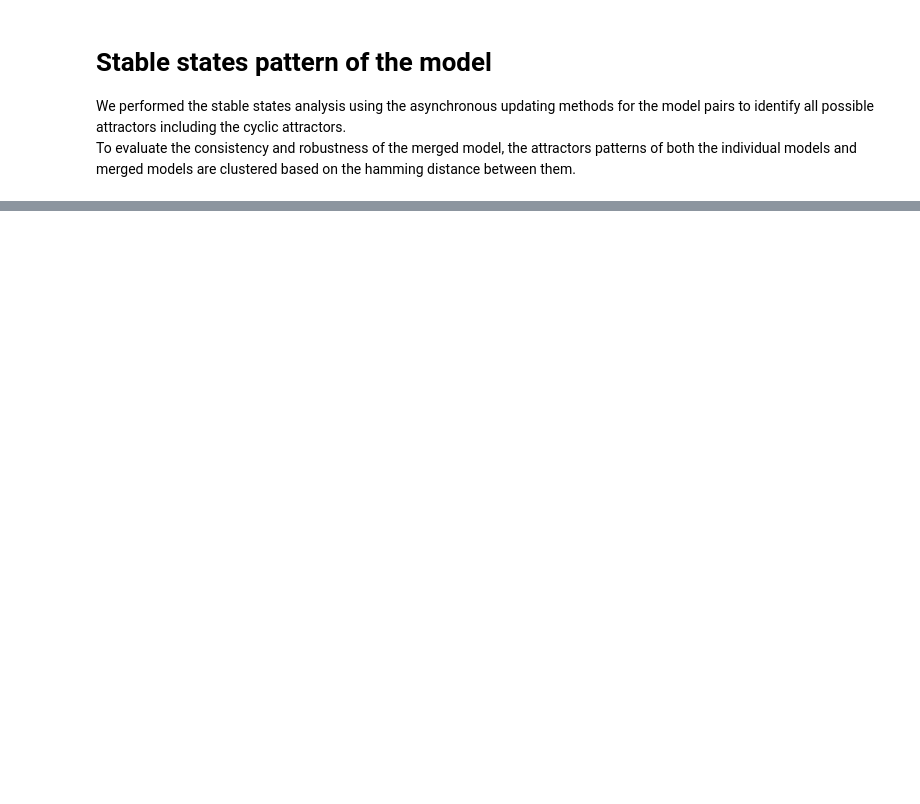
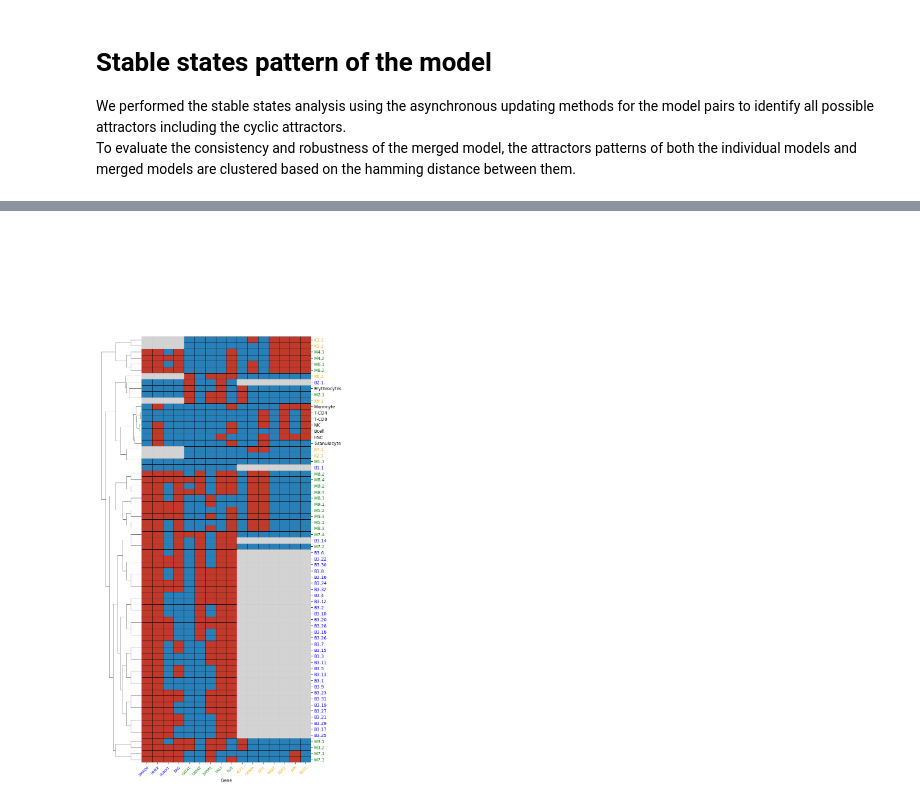
Before and after one commit to IlyaLab/LogicModelMerger, a Jupyter notebook: Evaluating the merged model/Stable states heatmap.ipynb, the cells around one changed output, grey strips where cells are left out. Saved outputs shown, nothing was run; the diff lists cells and outputs as text; code cells hidden in the pictures; blank space fills up the shorter version.

```diff
--- a/Evaluating the merged model/Stable states heatmap.ipynb
+++ b/Evaluating the merged model/Stable states heatmap.ipynb
@@ -282,0 +293,65 @@ heatmap(df_or, figsize=(10, 8))
+# %%
+def heatmap(df, figsize=(8, 18)):
+    # Create a custom colormap: blue for 0, red for 1
+    cmap = ListedColormap(['#2980b9', '#c0392b'])
+    bounds = [-0.1, 0.5, 1.1]  # Boundaries to separate colors
+    norm = colors.BoundaryNorm(bounds, cmap.N)
+
+    # Fill NaN values with 0 for clustering
+    df_filled = df.fillna(0)
+
+    # Mask NaN values for clustering
+    mask = df.isna()
+
+    # Create the clustermap
+    g = sns.clustermap(df_filled, method='complete', metric='euclidean', cmap=cmap, norm=norm,
+                       linewidths=0.5, linecolor='black', figsize=figsize, cbar=False, col_cluster=False)
+    g.ax_heatmap.tick_params(axis='y', labelsize=10)
+    g.ax_heatmap.tick_params(axis='x', labelsize=8)
+    plt.setp(g.ax_heatmap.get_xticklabels(), rotation=45, ha="right", rotation_mode="anchor")  # Rotate x-tick labels
+    g.cax.set_visible(False)
+
+    # Determine the color based on the label text
+    def get_ylabel_color(label):
+        if label in ['Bcell', 'Monocyte']:
+            return 'black'
+        elif label.startswith(model1name[0]):
+            return 'blue'
+        elif label.startswith(model2name[0]):
+            return 'orange'
+        elif label.startswith('M'):
+            return 'green'
+        else:
+            return 'black'  # Default color
+
+    def get_xlabel_color(label):
+        if label in set(column_order_merged) - set(column_order_1):
+            return 'orange'
+        elif label in set(column_order_merged) - set(column_order_2):
+            return 'blue'
+        else:
+            return 'green'
+
+    # Set the color of labels based on their text
+    for label in g.ax_heatmap.get_yticklabels():
+        label.set_color(get_ylabel_color(label.get_text()))
+    for label in g.ax_heatmap.get_xticklabels():
+        label.set_color(get_xlabel_color(label.get_text()))
+
+    # Add grey patches on NA grid cells based on clustered positions
+    for (i, j), val in np.ndenumerate(df.values):
+        if pd.isna(val):
+            # Get the correct row and column indices in the clustered heatmap
+            row_index = df.index[i]
+            col_index = df.columns[j]
+            # Find the positions in the clustered heatmap
+            row_pos = np.where(g.data2d.index == row_index)[0][0]
+            col_pos = np.where(g.data2d.columns == col_index)[0][0]
+            # Create a rectangle patch with light grey fill
+            rect = patches.Rectangle((col_pos, row_pos), 1, 1, fill=True, color='lightgrey', edgecolor='black', linewidth=0.5)
+            g.ax_heatmap.add_patch(rect)
+
+    plt.show()
+heatmap(merged_dataframes['df_inhibitor_wins'])
+# %% [output]
+[figure, added]
```
Also changed, not shown: parts of 17 cells of this notebook, 20 other files.
